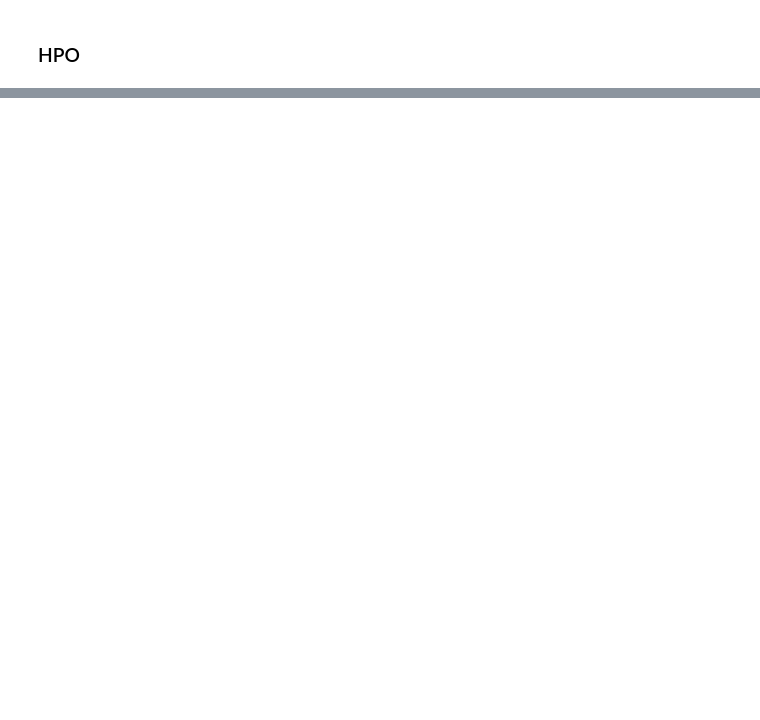
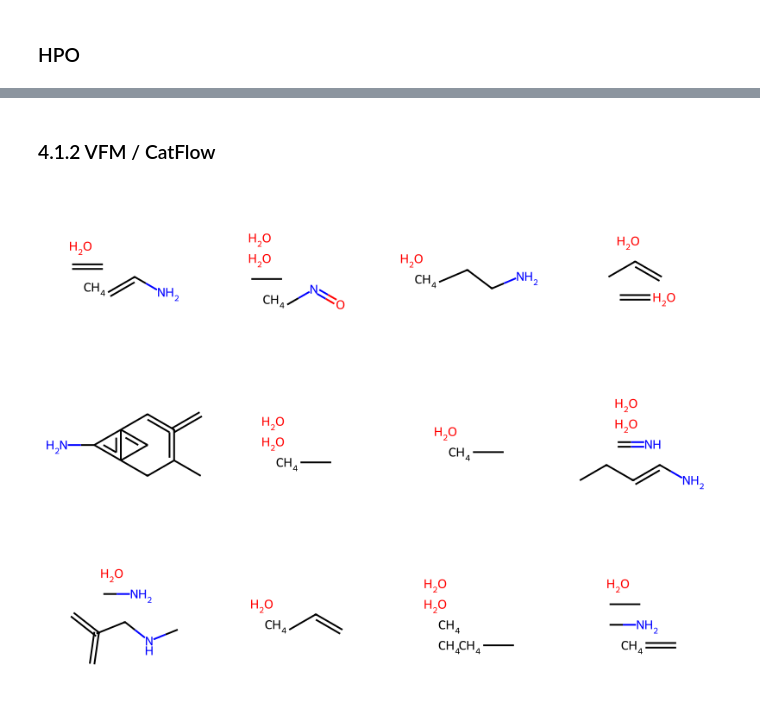
Before and after one commit to zuvale/ggdl_self_learn, a Jupyter notebook: experiments/flow_matching.ipynb, the cells around one changed output, grey strips where cells are left out. Cells and saved outputs as stored; diff of their text form; code cells hidden in the pictures; blank space fills up the shorter version.

Commit message:
🧐 implemented and trained CatFlow

```diff
--- a/experiments/flow_matching.ipynb
+++ b/experiments/flow_matching.ipynb
@@ -715,6 +716,7 @@ model = DeFoG(
     TU_MUTAG_CONFIG["max_n_atoms"]
 ).to(DEVICE)
 
+epochs = 300
 model.load_state_dict(torch.load(
     MODEL_DIR / f"mutag_defog_conditional_{epochs}_n_epochs.pt",
     map_location=torch.device(DEVICE)
@@ -731,7 +733,7 @@ with torch.inference_mode():
 
     batch = model.sample(
         (n_samples,), y=y, n_steps=n_steps, bond_order_bias=(-0.5, -0.1, 0.5),
-        exit_cap=0.5
+        exit_cap=0.5, temp_scales=(1.0, 0.7)
     )
 # %%
 sampled_mols = batch_to_mols(
@@ -971,0 +954,2 @@ KeyboardInterrupt:
+# %% [markdown]
+### 4.1.2 VFM / CatFlow
@@ -971,0 +1049,11 @@ KeyboardInterrupt:
+# %%
+sampled_mols = batch_to_mols(
+    batch, TU_MUTAG_CONFIG["node_list"], KEK_EDGE_LIST_RDK,
+    TU_MUTAG_CONFIG["max_n_atoms"]
+)
+# %%
+Chem.Draw.MolsToGridImage(
+    np.random.choice(sampled_mols, 12, replace=False), molsPerRow=4
+)
+# %% [output]
+[figure, added]
```
Also changed, not shown: parts of 10 cells of this notebook, 2 other files.
